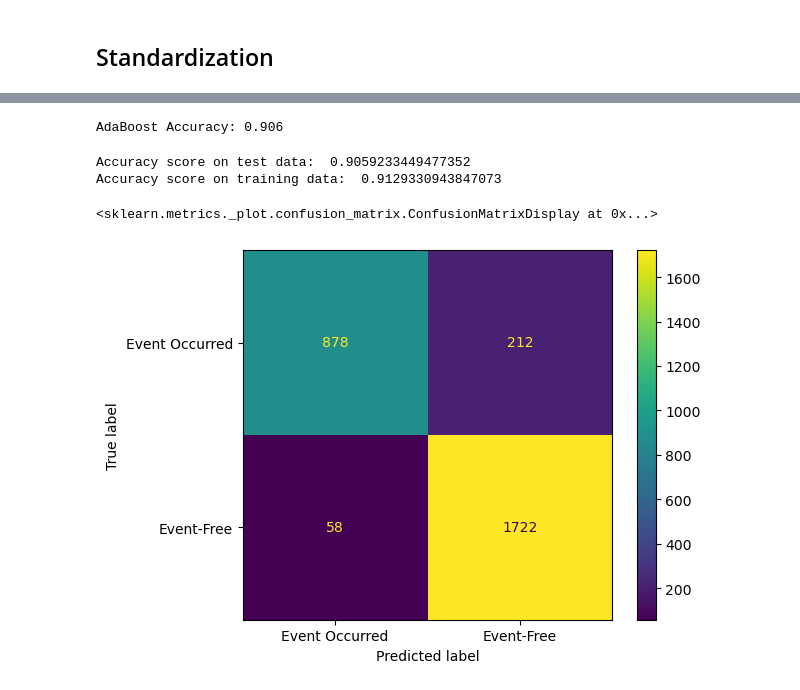
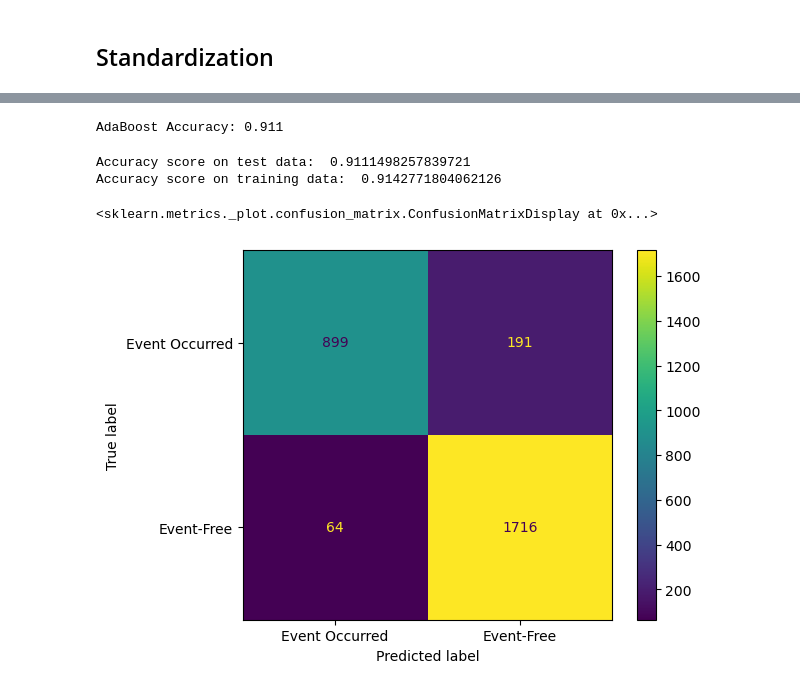
Before and after one commit to Sajan-12325/HSCT-Survival-Prediction, a Jupyter notebook: HCT.ipynb, the cells around one changed output, grey strips where cells are left out. Cells and saved outputs as stored; diff of their text form; code cells hidden in the pictures.

```diff
--- a/HCT.ipynb
+++ b/HCT.ipynb
@@ -649,8 +647,7 @@ from sklearn.decomposition import PCA
 
 scaler = RobustScaler()
 y = df_concat['efs']
-X = df_concat.drop(columns = ['efs', 'hla_low_res_6', 'hla_low_res_8', 'hla_match_a_low', 'hla_match_b_low', 'hla_match_c_low',
-'hla_match_drb1_low', 'hla_match_dqb1_low'], axis = 1)
+X = df_concat.drop(columns = ['efs'], axis = 1)
 X_scaled = scaler.fit_transform(X)
 # %%
 X_scaled.shape
@@ -944,7 +931,7 @@ abc.fit(X_train, y_train)
 
 print(f"AdaBoost Accuracy: {abc.score(X_test, y_test):.3f}")
 # %% [output]
-AdaBoost Accuracy: 0.906
+AdaBoost Accuracy: 0.911
 # %%
 y_ad_pred = abc.predict(X_test)
 
@@ -953,13 +940,15 @@ y_train_pred = abc.predict(X_train)
 print("Accuracy score on test data: ", accuracy_score(y_test, y_ad_pred))
 print("Accuracy score on training data: ", accuracy_score(y_train, y_train_pred))
 # %% [output]
-Accuracy score on test data:  0.9059233449477352
-Accuracy score on training data:  0.9129330943847073
+Accuracy score on test data:  0.9111498257839721
+Accuracy score on training data:  0.9142771804062126
 # %%
+labels = ["Event Occurred", "Event-Free"]
+
 cm = confusion_matrix(y_test, y_ad_pred)
 
 cm_plot = ConfusionMatrixDisplay(confusion_matrix = cm, display_labels = labels)
 cm_plot.plot()
 # %% [output]
 <sklearn.metrics._plot.confusion_matrix.ConfusionMatrixDisplay at 0x...>
-[figure, old version]
+[figure, new version]
```
Also changed, not shown: parts of 34 cells of this notebook.
